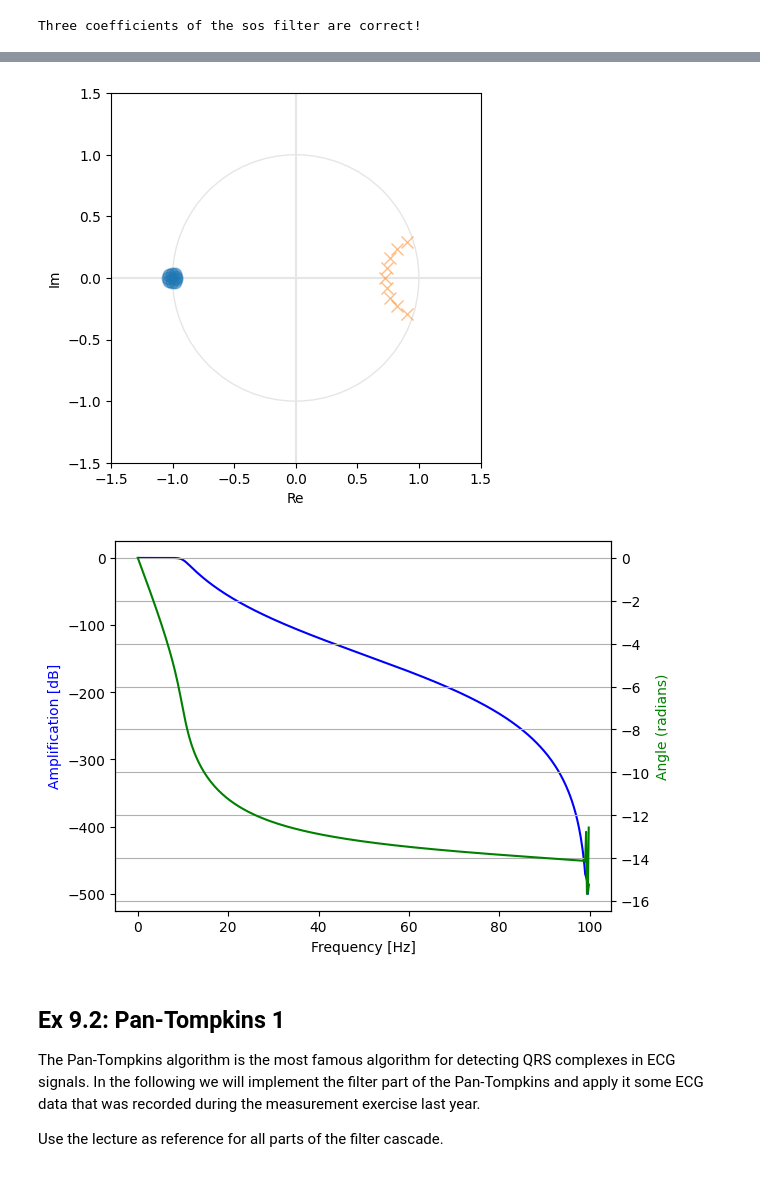
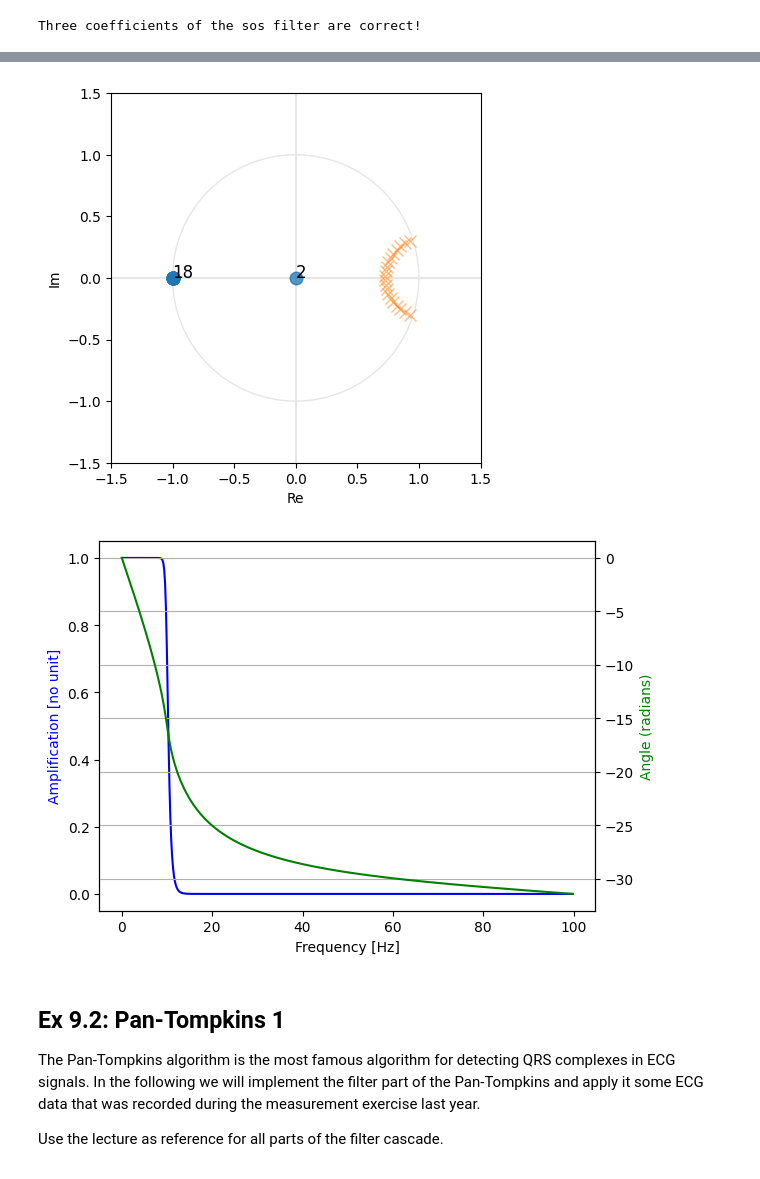
Before and after one commit to DoerteWa/dsss_homework_2, a Jupyter notebook: exercise-09.ipynb, the cells around one changed output, grey strips where cells are left out. Saved outputs shown, nothing was run; the diff lists cells and outputs as text; code cells hidden in the pictures.

```diff
--- a/exercise-09.ipynb
+++ b/exercise-09.ipynb
@@ -229,7 +226,7 @@ for section in sos:
 # Find a filter order N, where the traditional filter becomes unstable.
 # Than repeat the analysis above using this N. Name the variable for filter order as 'N'.
 
-N = 9
+N = 20
 Wn = 10  # Hz
 sampling_rate = 200  # Hz
 
@@ -238,6 +235,6 @@ b, a = signal.butter(N = N, Wn= Wn, output= 'ba', fs = sampling_rate)
 
 # Plot the Pole-zero plot and the magnitude response
 pole_zero_plot(b, a, print_pz = True)
-plot_freq_response(b, a, sampling_rate=sampling_rate)
+plot_freq_response(b, a, sampling_rate=sampling_rate, log_y = False)
 # %% [output]
 zeros:
@@ -256,6 +260,6 @@ poles:
 # Recreate the unstable filter as SOS
 # Note that both, `pole_zero_plot` and the `plot_freq_response` have parameters to deal with sos intput.
 sos = signal.butter(N=N, Wn = Wn, output = 'sos', fs = sampling_rate)
-pole_zero_plot(b, a, print_pz = False)
-plot_freq_response(b, a, sampling_rate=sampling_rate)
+pole_zero_plot(sos = sos, print_pz = False)
+plot_freq_response(sos = sos, sampling_rate=sampling_rate, log_y = False)
 # %% [output]
@@ -262,5 +268,5 @@ plot_freq_response(b, a, sampling_rate=sampling_rate)
-[figure, old version]
+[figure, new version]
-[figure, old version]
+[figure, new version]
 # %% [markdown]
 ## Ex 9.2: Pan-Tompkins 1
 
```
Also changed, not shown: parts of 8 cells of this notebook.
